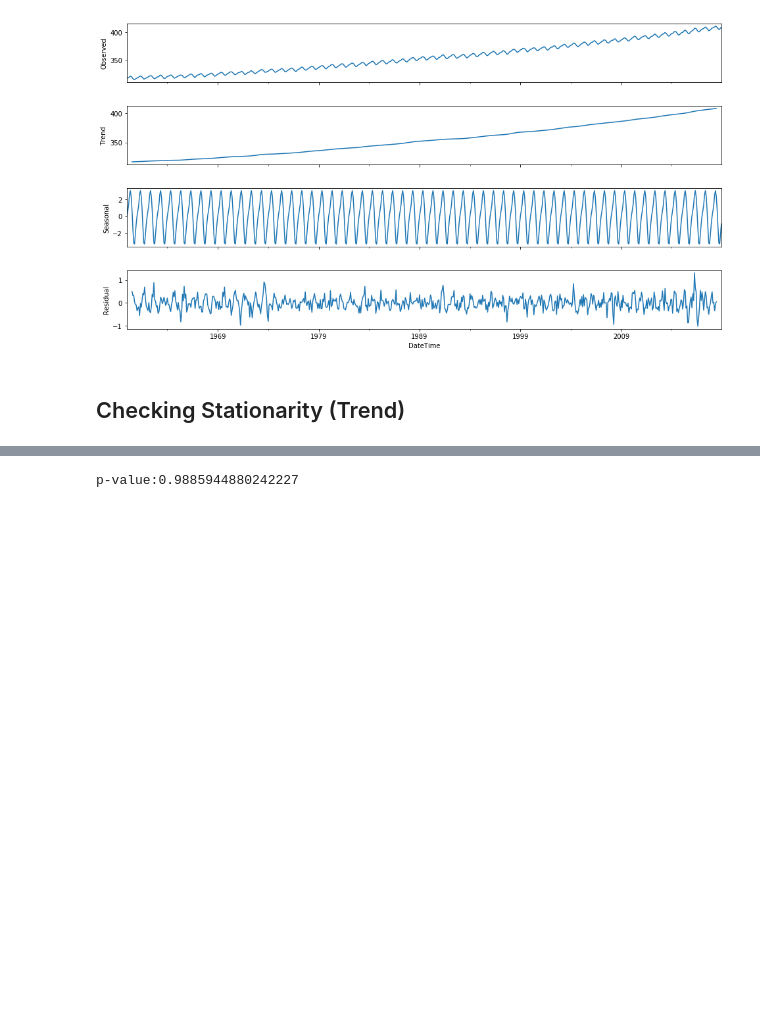
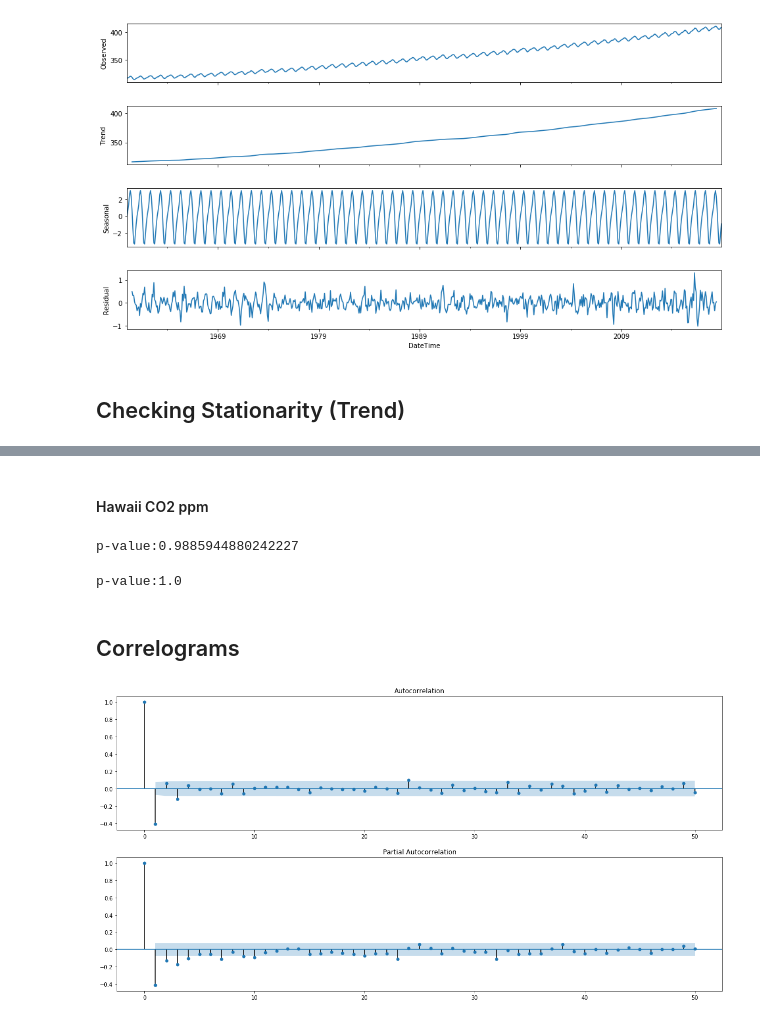
Before and after one commit to SimoAntikainen/sarimax-climate-change-forecast, a Jupyter notebook: Untitled.ipynb, the cells around one changed output, grey strips where cells are left out. Drawn from its saved outputs; the diff is of its cells as text; code cells hidden in the pictures; blank space fills up the shorter version.

Commit message:
correlograms

```diff
--- a/Untitled.ipynb
+++ b/Untitled.ipynb
@@ -462,3 +471,5 @@ p-value:1.6042922157092146e-09
+# %% [markdown]
+#### Hawaii CO2 ppm
 # %%
 res = sm.tsa.adfuller(co2range.CO2filled,regression='ct')
 print('p-value:{}'.format(res[1]))
@@ -466,2 +477,10 @@ print('p-value:{}'.format(res[1]))
 # %% [output]
 p-value:0.9885944880242227
+# %%
+res = sm.tsa.adfuller(co2range.CO2filled,regression='c')
+print('p-value:{}'.format(res[1]))
+# data has a unit root and is non-stationary.
+# %% [output]
+p-value:1.0
+# %% [markdown]
+## Correlograms
@@ -467,0 +490,7 @@ p-value:0.9885944880242227
+# %%
+fig,ax = plt.subplots(2,1,figsize=(20,10))
+fig = sm.graphics.tsa.plot_acf(anomalyrange.anomaly.diff().dropna(), lags=50, ax=ax[0])
+fig = sm.graphics.tsa.plot_pacf(anomalyrange.anomaly.diff().dropna(), lags=50, ax=ax[1])
+plt.show()
+# %% [output]
+[figure, added]
```
Also changed, not shown: parts of 8 cells of this notebook.
